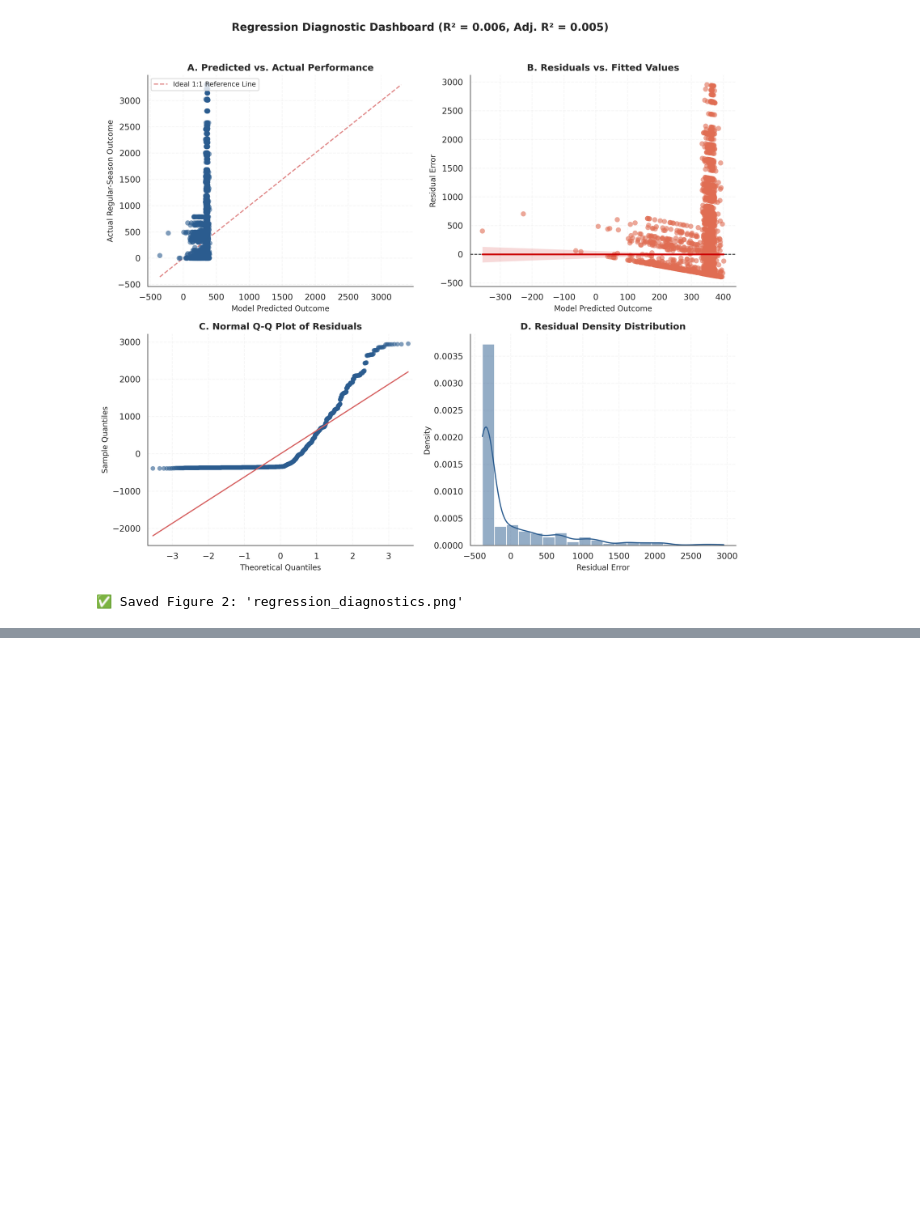
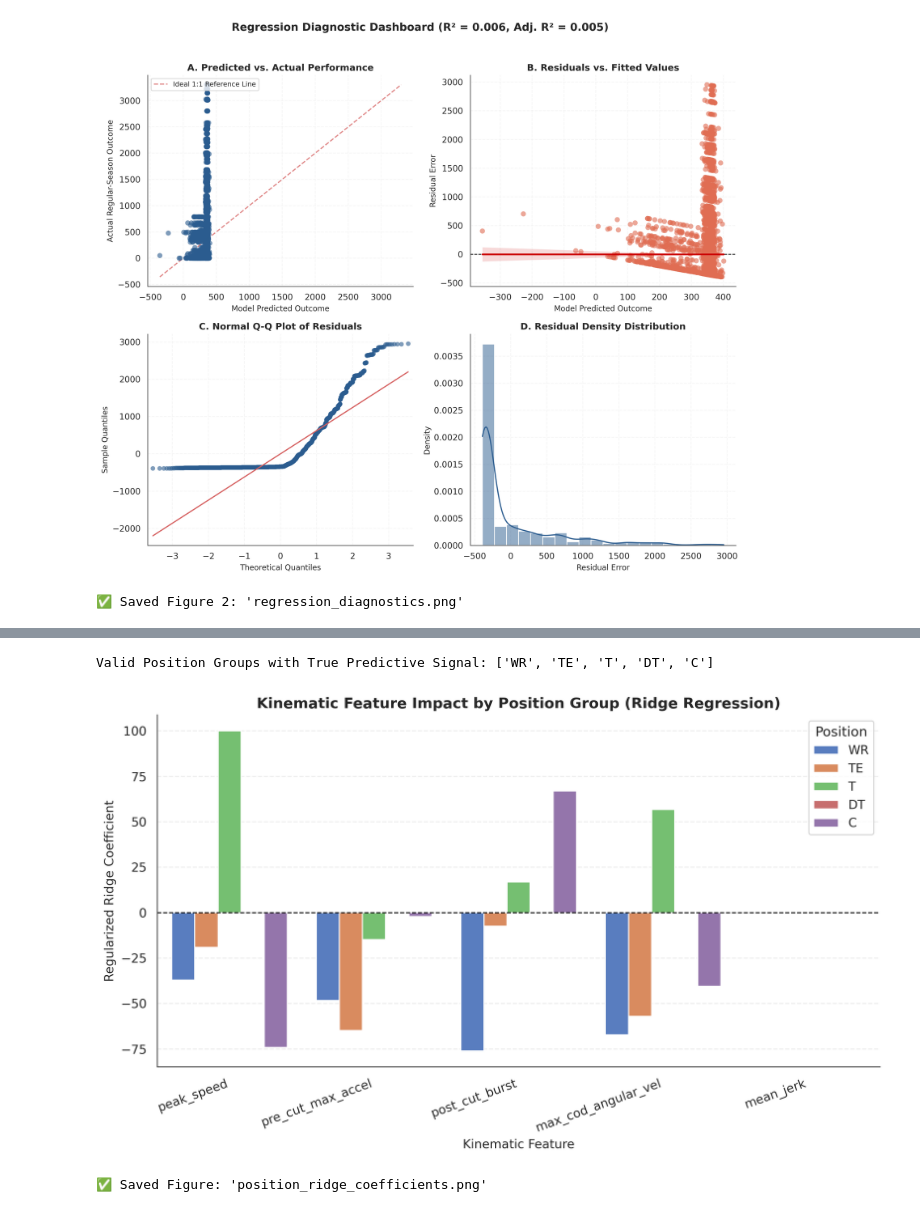
Before and after one commit to Maverick-0508/automatic-enigma, a Jupyter notebook: notebook-nflbigdatabowl.ipynb, the cells around one changed output, grey strips where cells are left out. Cells and saved outputs as stored; diff of their text form; code cells hidden in the pictures; blank space fills up the shorter version.

Commit message:
Kaggle Notebook | notebook-NFLBigDataBowl | Version 8

```diff
--- a/notebook-nflbigdatabowl.ipynb
+++ b/notebook-nflbigdatabowl.ipynb
@@ -557,0 +1351,34 @@ print("✅ Saved Figure 2: 'regression_diagnostics.png'")
+# %%
+import matplotlib.pyplot as plt
+import seaborn as sns
+
+# Filter for positions with genuine predictive variance (R² > 0.005 and RMSE > 0.01)
+valid_positions = {pos: data for pos, data in position_models.items() if data['r2'] > 0.005 and data['rmse'] > 0.01}
+
+print(f"Valid Position Groups with True Predictive Signal: {list(valid_positions.keys())}\n")
+
+# Plot feature coefficients across valid positions
+coef_matrix = []
+for pos, data in valid_positions.items():
+    for feat, coef in zip(available_features, data['model'].coef_):
+        coef_matrix.append({'Position': pos, 'Feature': feat, 'Coefficient': coef})
+
+coef_df_all = pd.DataFrame(coef_matrix)
+
+plt.figure(figsize=(10, 6), dpi=300)
+sns.barplot(data=coef_df_all, x='Feature', y='Coefficient', hue='Position', palette='muted')
+plt.axhline(0, color='black', linestyle='--', linewidth=1)
+plt.title('Kinematic Feature Impact by Position Group (Ridge Regression)', fontsize=13, fontweight='bold')
+plt.xlabel('Kinematic Feature', fontsize=11)
+plt.ylabel('Regularized Ridge Coefficient', fontsize=11)
+plt.xticks(rotation=20, ha='right')
+plt.legend(title='Position')
+sns.despine(top=True, right=True)
+plt.tight_layout()
+plt.savefig('position_ridge_coefficients.png', dpi=300, bbox_inches='tight')
+plt.show()
+print("✅ Saved Figure: 'position_ridge_coefficients.png'")
+# %% [output]
+Valid Position Groups with True Predictive Signal: ['WR', 'TE', 'T', 'DT', 'C']
+[figure, added]
+✅ Saved Figure: 'position_ridge_coefficients.png'
```
Also changed, not shown: parts of 9 cells of this notebook.
